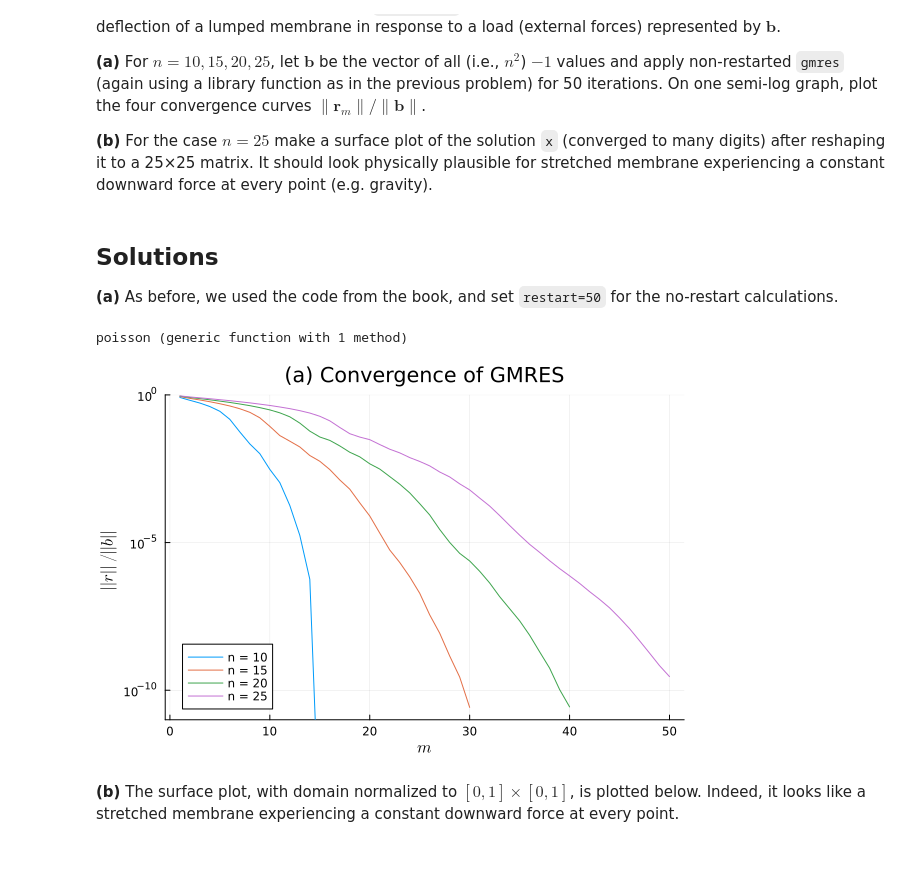
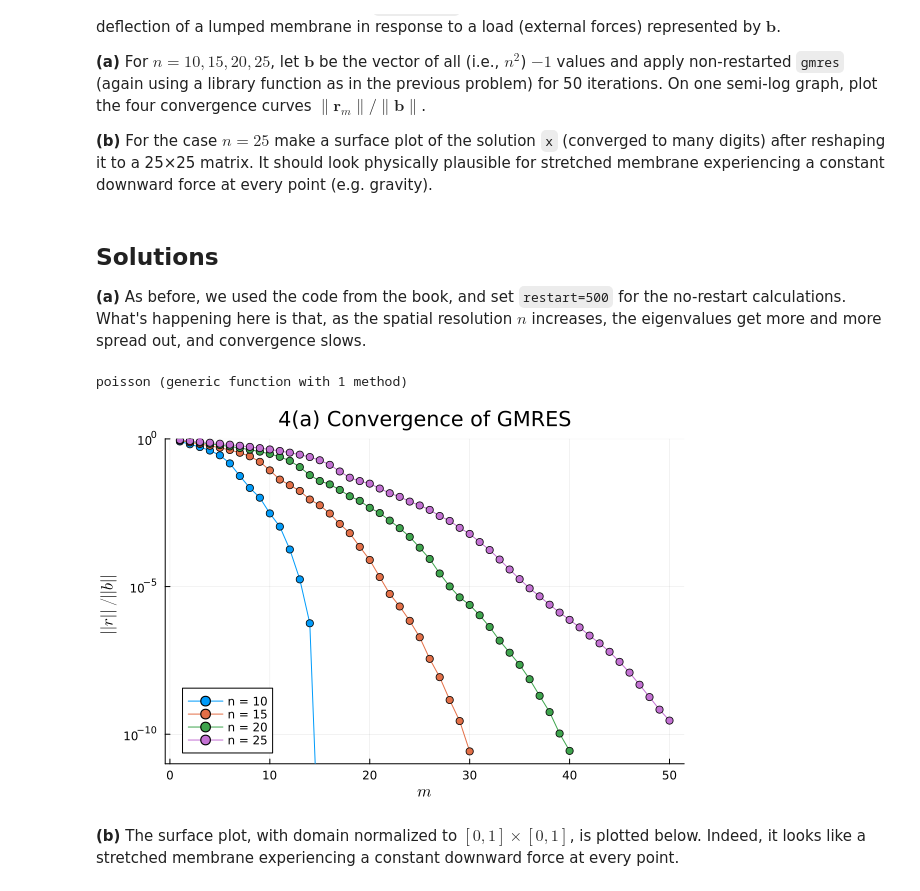
Before and after one commit to mitmath/numerical_spoke_linalg, a Jupyter notebook: psets/pset3sol.ipynb, the cells around one changed output. Cells and saved outputs as stored; diff of their text form; code cells hidden in the pictures; blank space fills up the shorter version.

```diff
--- a/psets/pset3sol.ipynb
+++ b/psets/pset3sol.ipynb
@@ -185,7 +204,7 @@ This problem again uses FNC's `poisson(n)` function from problem 3 of problem se
 **(b)** For the case $n=25$ make a surface plot of the solution `x` (converged to many digits) after reshaping it to a 25×25 matrix. It should look physically plausible for stretched membrane experiencing a constant downward force at every point (e.g. gravity).
 # %% [markdown]
 ## Solutions
-**(a)** As before, we used the code from the book, and set ``restart=50`` for the no-restart calculations.
+**(a)** As before, we used the code from the book, and set ``restart=500`` for the no-restart calculations.  What's happening here is that, as the spatial resolution $n$ increases, the eigenvalues get more and more spread out, and convergence slows.
 # %%
 using SparseArrays
 
@@ -200,20 +219,20 @@ end
 # %% [output]
 poisson (generic function with 1 method)
 # %%
-plt = plot(title="(a) Convergence of GMRES", legend=:bottomleft,
+plt = plot(title="4(a) Convergence of GMRES", legend=:bottomleft,
     xaxis=(L"m"),  yaxis=(:log10, "\$||r||/||b||\$", [1e-11, 1]))
 
 for n in [10, 15, 20, 25]
     A = poisson(n)
     b = -ones(n^2)
-    x, hist = IterativeSolvers.gmres(A, b; restart=50, reltol,
+    x, hist = IterativeSolvers.gmres(A, b; restart=500, reltol,
         maxiter=50, log=true)
-    plot!(hist[:resnorm]/n, label="n = $n")
+    plot!(hist[:resnorm]/n, marker=:circle, label="n = $n")
 end
 
 plt
 # %% [output]
-[figure, old version]
+[figure, new version]
 # %% [markdown]
 **(b)** The surface plot, with domain normalized to $[0,1]\times[0,1]$, is plotted below. Indeed, it looks like a stretched membrane experiencing a constant downward force at every point.
 # %%
```
Also changed, not shown: parts of 15 cells of this notebook.
